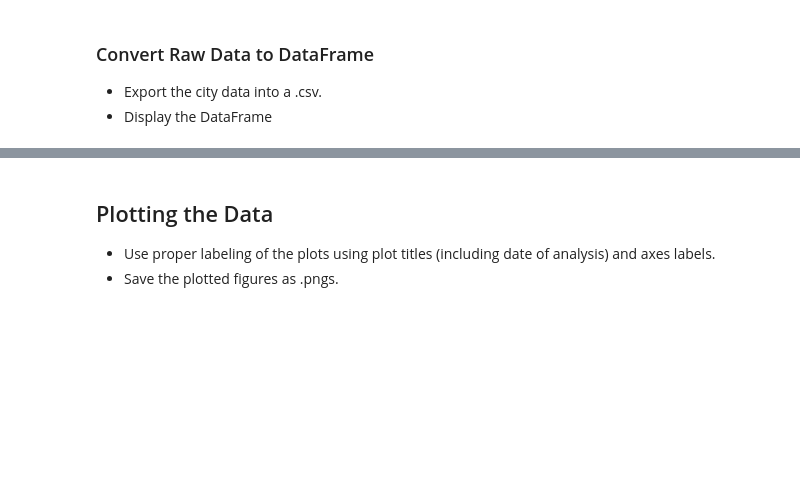
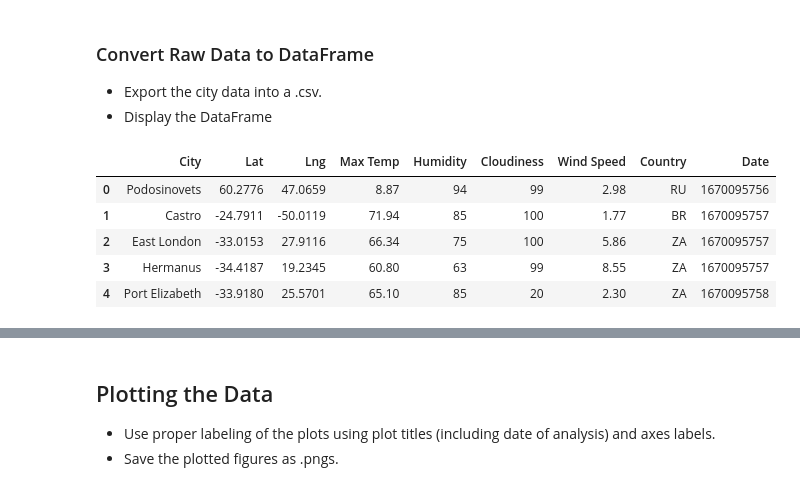
Before and after one commit to tannerhorton/weather_vacation_app, a Jupyter notebook: weather_vacation_py/WeatherPy.ipynb, the cells around one changed output, grey strips where cells are left out. Saved outputs shown, nothing was run; the diff lists cells and outputs as text; code cells hidden in the pictures; blank space fills up the shorter version.

```diff
--- a/weather_vacation_py/WeatherPy.ipynb
+++ b/weather_vacation_py/WeatherPy.ipynb
@@ -144,6 +145,13 @@ Processing Record 50 of Set 1 | punta arenas
 * Display the DataFrame
 # %%
 # Convert array of dictionaries to a pandas DataFrame.
-city_data_df = pd.DataFrame(city_data)
-city_data_df.head(5)
+weather_data_df = pd.DataFrame(city_data)
+weather_data_df.head(5)
+# %% [output]
+|  | City | Lat | Lng | Max Temp | Humidity | Cloudiness | Wind Speed | Country | Date |
+| 0 | Podosinovets | 60.2776 | 47.0659 | 8.87 | 94 | 99 | 2.98 | RU | 1670095756 |
+| 1 | Castro | -24.7911 | -50.0119 | 71.94 | 85 | 100 | 1.77 | BR | 1670095757 |
+| 2 | East London | -33.0153 | 27.9116 | 66.34 | 75 | 100 | 5.86 | ZA | 1670095757 |
+| 3 | Hermanus | -34.4187 | 19.2345 | 60.80 | 63 | 99 | 8.55 | ZA | 1670095757 |
+| 4 | Port Elizabeth | -33.9180 | 25.5701 | 65.10 | 85 | 20 | 2.30 | ZA | 1670095758 |
 # %%
```
Also changed, not shown: parts of 15 cells of this notebook, 1 other file.
